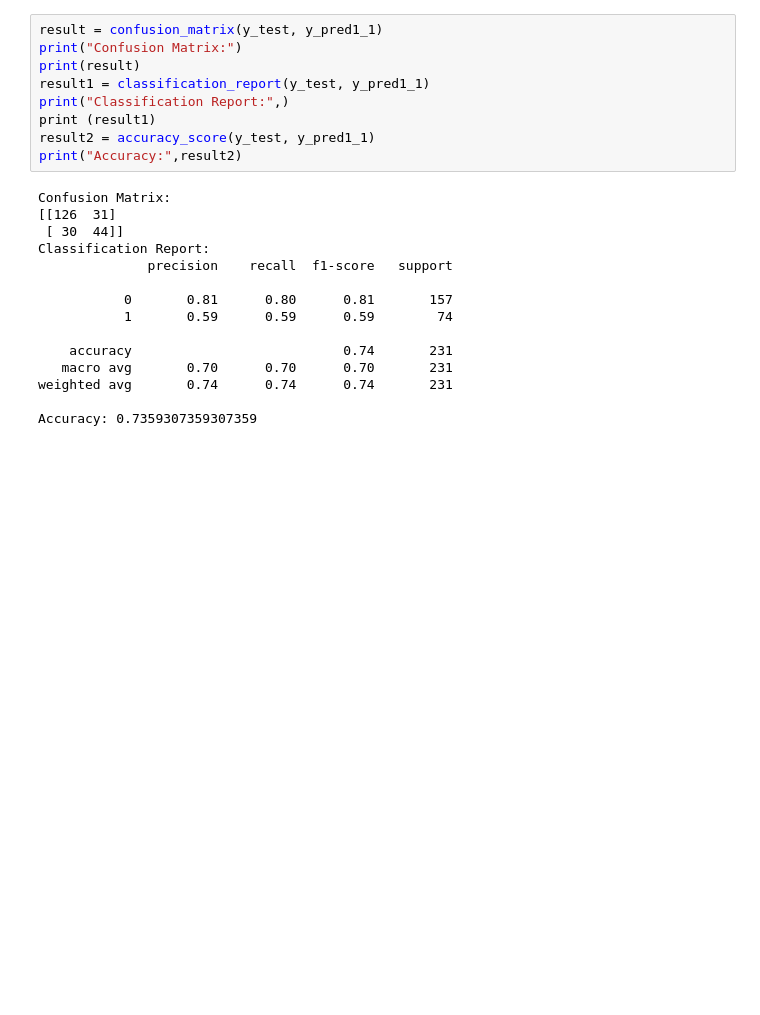
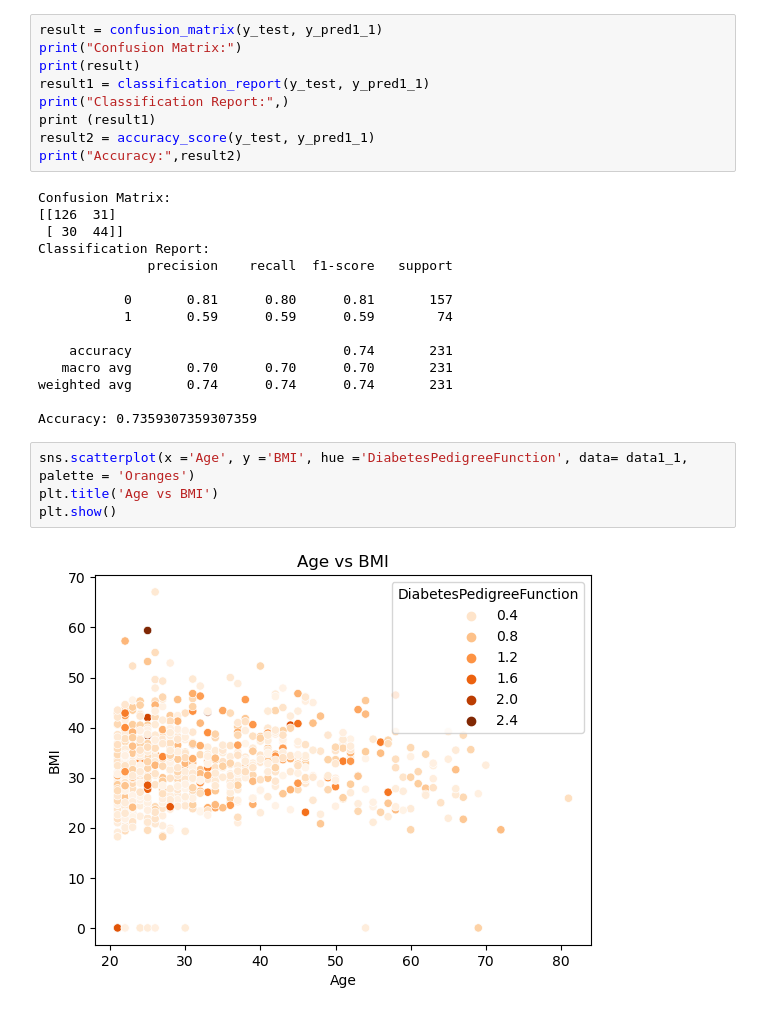
Before and after one commit to GauriTr/Academic-projects, a Jupyter notebook: diabetes_better_1.ipynb, the cells around one changed output. Cells and saved outputs as stored; diff of their text form; blank space fills up the shorter version.

```diff
--- a/diabetes_better_1.ipynb
+++ b/diabetes_better_1.ipynb
@@ -340,3 +341,9 @@ Classification Report:
 weighted avg       0.74      0.74      0.74       231
 
 Accuracy: 0.7359307359307359
+# %%
+sns.scatterplot(x ='Age', y ='BMI', hue ='DiabetesPedigreeFunction', data= data1_1, palette = 'Oranges')
+plt.title('Age vs BMI')
+plt.show()
+# %% [output]
+[figure, added]
```
Also changed, not shown: parts of 6 cells of this notebook.
